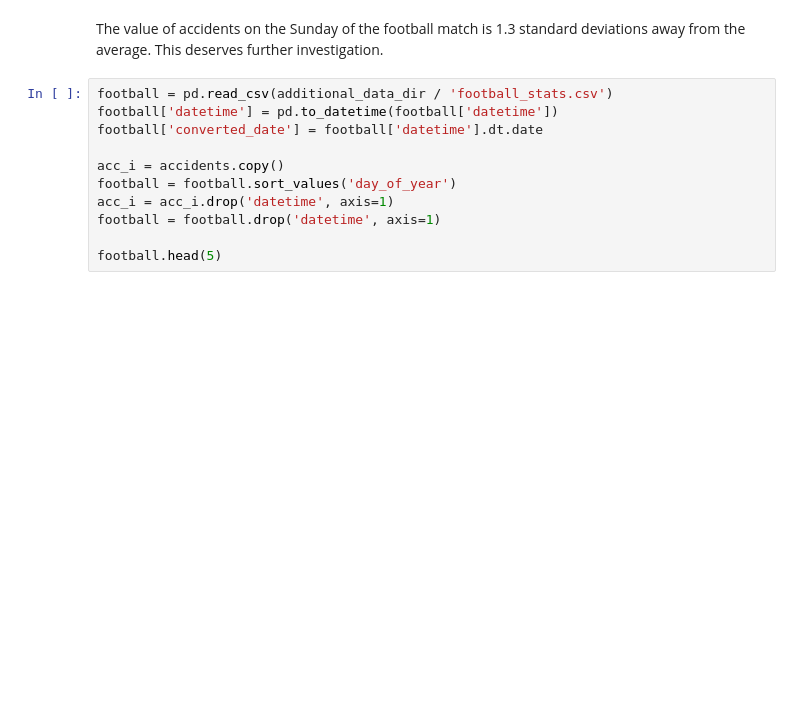
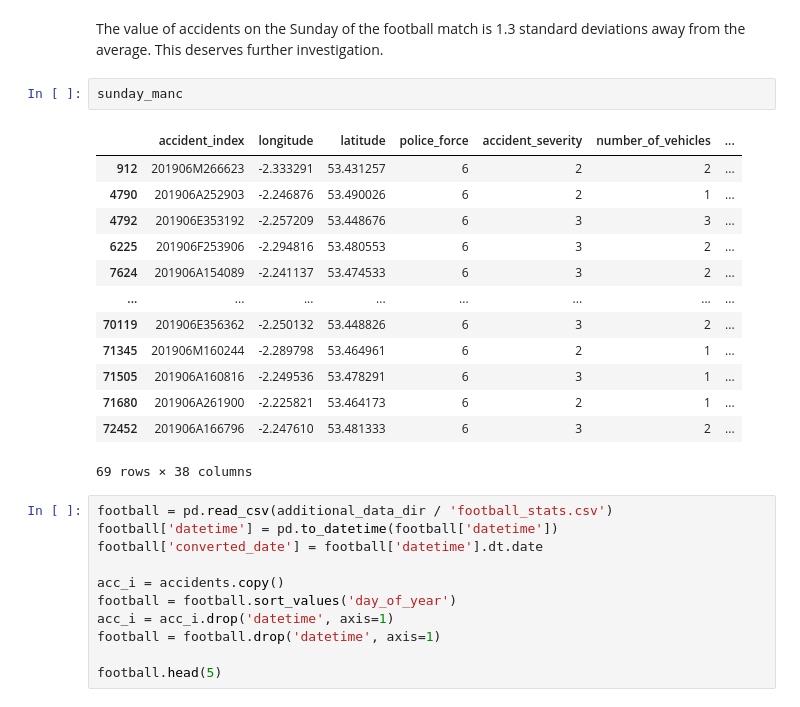
Before and after one commit to jakegodsall/road-traffic-accidents-2019, a Jupyter notebook: notebooks/hypothesis_football.ipynb, the cells around one changed output. Cells and saved outputs as stored; diff of their text form; blank space fills up the shorter version.

```diff
--- a/notebooks/hypothesis_football.ipynb
+++ b/notebooks/hypothesis_football.ipynb
@@ -107,5 +121,21 @@ sundays.mean()
 # %% [markdown]
 The value of accidents on the Sunday of the football match is 1.3 standard deviations away from the average. This deserves further investigation.
+# %%
+sunday_manc
+# %% [output]
+|  | accident_index | longitude | latitude | police_force | accident_severity | number_of_vehicles | ... |
+| 912 | 201906M266623 | -2.333291 | 53.431257 | 6 | 2 | 2 | ... |
+| 4790 | 201906A252903 | -2.246876 | 53.490026 | 6 | 2 | 1 | ... |
+| 4792 | 201906E353192 | -2.257209 | 53.448676 | 6 | 3 | 3 | ... |
+| 6225 | 201906F253906 | -2.294816 | 53.480553 | 6 | 3 | 2 | ... |
+| 7624 | 201906A154089 | -2.241137 | 53.474533 | 6 | 3 | 2 | ... |
+| ... | ... | ... | ... | ... | ... | ... | ... |
+| 70119 | 201906E356362 | -2.250132 | 53.448826 | 6 | 3 | 2 | ... |
+| 71345 | 201906M160244 | -2.289798 | 53.464961 | 6 | 2 | 1 | ... |
+| 71505 | 201906A160816 | -2.249536 | 53.478291 | 6 | 3 | 1 | ... |
+| 71680 | 201906A261900 | -2.225821 | 53.464173 | 6 | 2 | 1 | ... |
+| 72452 | 201906A166796 | -2.247610 | 53.481333 | 6 | 3 | 2 | ... |
+69 rows × 38 columns
 # %%
 football = pd.read_csv(additional_data_dir / 'football_stats.csv')
 football['datetime'] = pd.to_datetime(football['datetime'])
```
Also changed, not shown: parts of 3 cells of this notebook, 1 other file.
